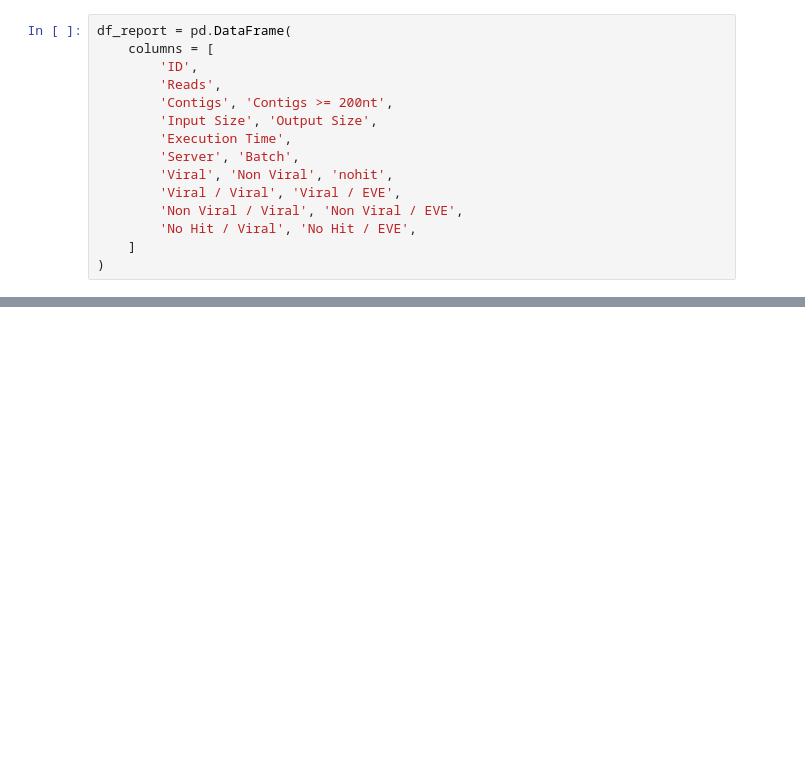
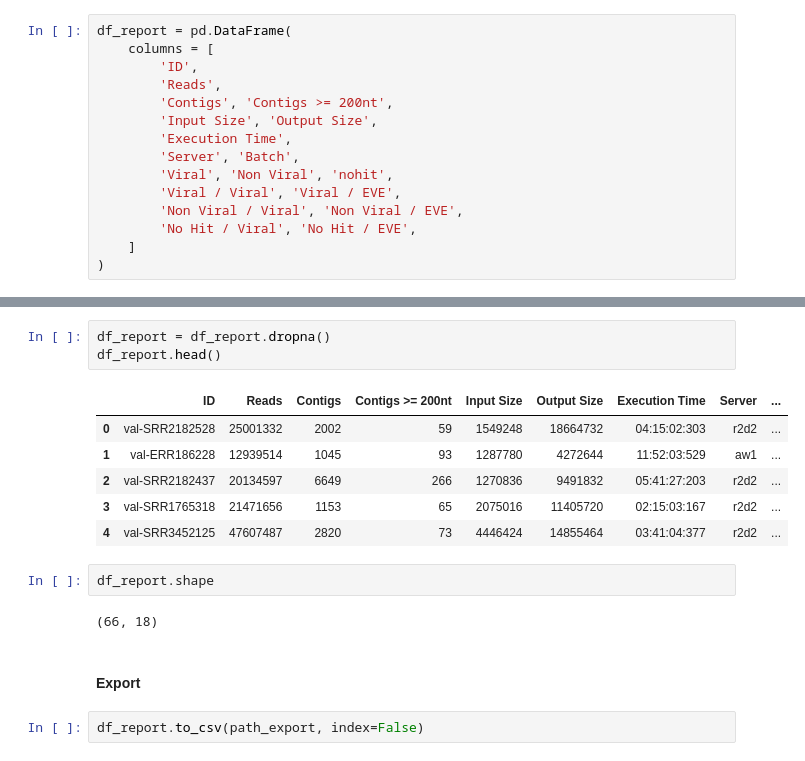
Before and after one commit to JPbio/small_RNA_MetaVir, a Jupyter notebook: src/ml/virus-eves/nb_batch_summaries.ipynb, the cells around one changed output, grey strips where cells are left out. Drawn from its saved outputs; the diff is of its cells as text; blank space fills up the shorter version.

```diff
--- a/src/ml/virus-eves/nb_batch_summaries.ipynb
+++ b/src/ml/virus-eves/nb_batch_summaries.ipynb
@@ -229,0 +263,18 @@ df_report
+# %%
+df_report = df_report.dropna()
+df_report.head()
+# %% [output]
+|  | ID | Reads | Contigs | Contigs >= 200nt | Input Size | Output Size | Execution Time | Server | ... |
+| 0 | val-SRR2182528 | 25001332 | 2002 | 59 | 1549248 | 18664732 | 04:15:02:303 | r2d2 | ... |
+| 1 | val-ERR186228 | 12939514 | 1045 | 93 | 1287780 | 4272644 | 11:52:03:529 | aw1 | ... |
+| 2 | val-SRR2182437 | 20134597 | 6649 | 266 | 1270836 | 9491832 | 05:41:27:203 | r2d2 | ... |
+| 3 | val-SRR1765318 | 21471656 | 1153 | 65 | 2075016 | 11405720 | 02:15:03:167 | r2d2 | ... |
+| 4 | val-SRR3452125 | 47607487 | 2820 | 73 | 4446424 | 14855464 | 03:41:04:377 | r2d2 | ... |
+# %%
+df_report.shape
+# %% [output]
+(66, 18)
+# %% [markdown]
+#### Export
+# %%
+df_report.to_csv(path_export, index=False)
```
Also changed, not shown: parts of 10 cells of this notebook, 1 other file.
